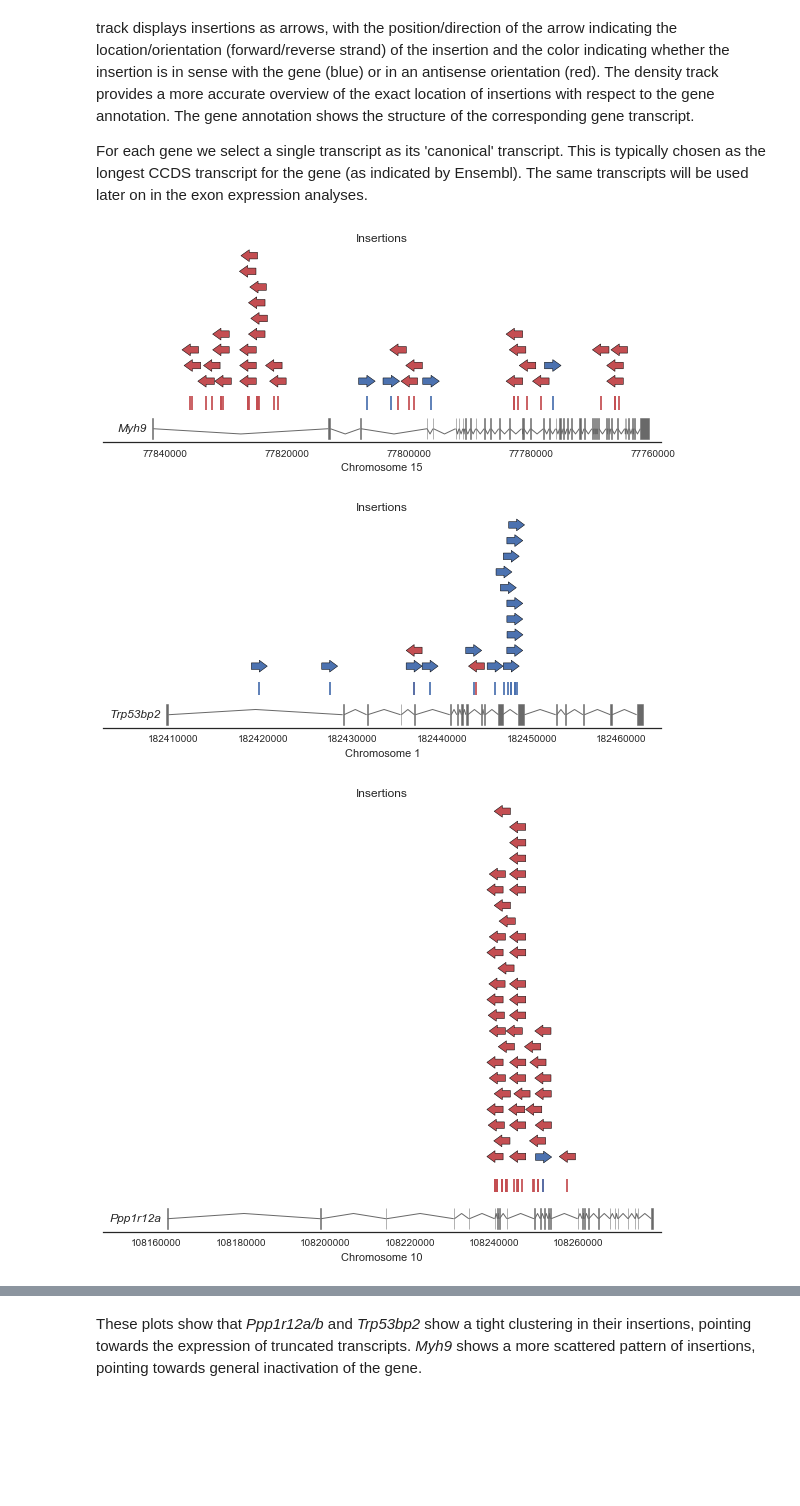
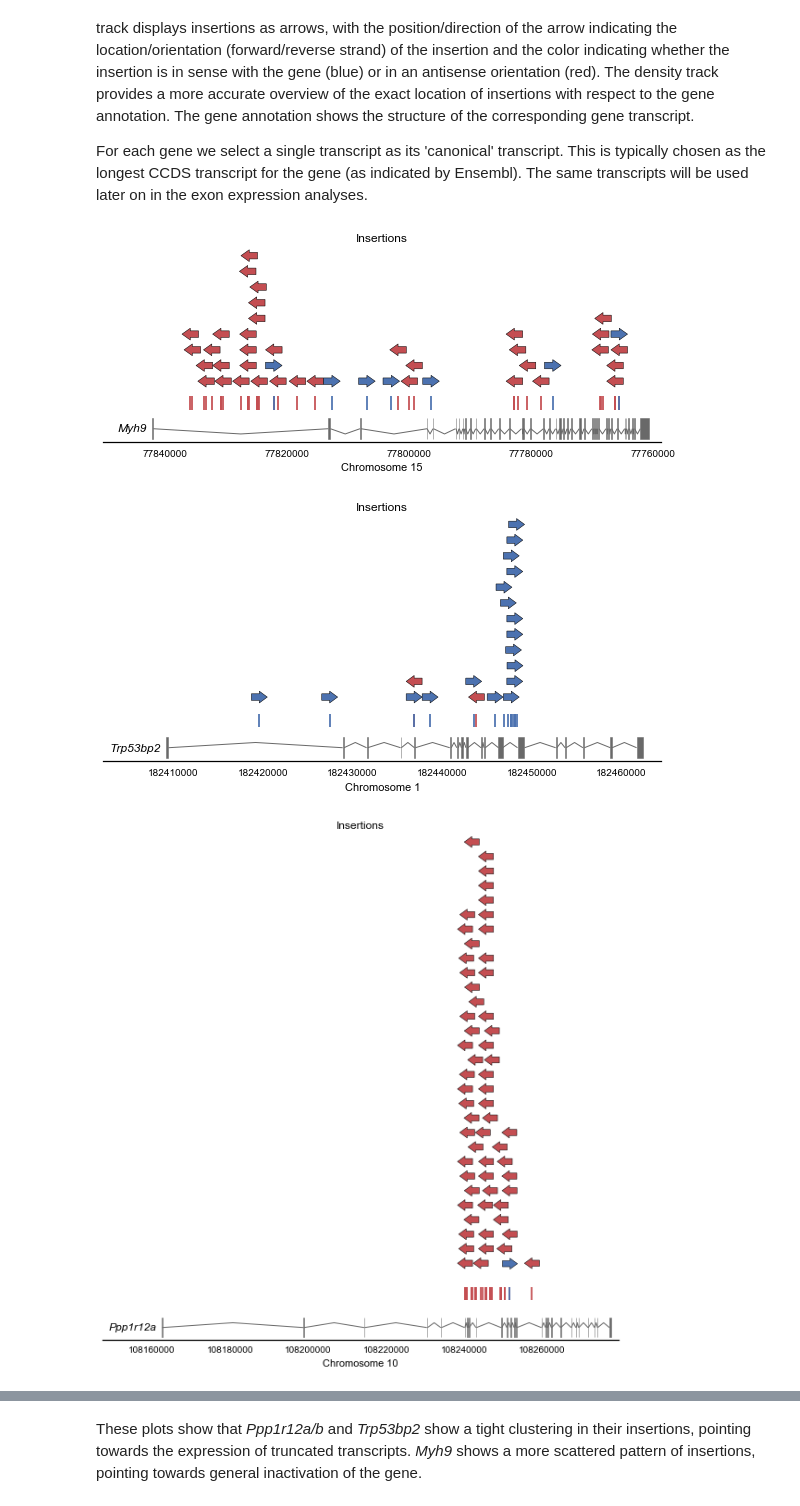
Before and after one commit to jrderuiter/ilc-sb-screen, a Jupyter notebook: notebooks/5. Truncation variants.ipynb, the cells around one changed output, grey strips where cells are left out. Cells and saved outputs as stored; diff of their text form; code cells hidden in the pictures; blank space fills up the shorter version.

```diff
--- a/notebooks/5. Truncation variants.ipynb
+++ b/notebooks/5. Truncation variants.ipynb
@@ -16,7 +16,13 @@ import matplotlib.pyplot as plt
 import pandas as pd
 import seaborn as sns
 
-sns.set_style('white')
+sns.set_style('white', {
+    'axes.edgecolor': 'black',
+    'axes.labelcolor': 'black',
+    'text.color': 'black',
+    'xtick.color': 'black',
+    'ytick.color': 'black'
+})
 # %% [markdown]
 ## Insertion patterns
 
@@ -29,7 +35,7 @@ For each gene we select a single transcript as its 'canonical' transcript. This
 from nbsupport.insertions import plot_insertion_track, annotate_with_clonality
 
 # Read insertions.
-ins_path = ('../data/processed/sb/shear_splink/all/insertions.cis.rbm.txt')
+ins_path = ('../data/processed/sb/shear_splink/full/all/insertions.cis.rbm.txt')
 insertions = (pd.read_csv(ins_path, sep='\t')
                 .dropna(subset=['gene_name'])
                 .pipe(annotate_with_clonality))
@@ -75,33 +81,33 @@ with sns.plotting_context('paper', font_scale=0.7):
         insertions, region=('15', 77760587, 77842175),
         transcript_id='ENSMUST00000016771', padding=(8000, 2000),
         reverse=True, figsize=(6, 0.9), ins_ratio=1/55, linewidth=0.3);
     fig.savefig('../reports/figures/fig_5_myh9_ins.pdf', bbox_inches='tight')
     plt.close(fig)
 
     # Ppp1r12a
     fig = plot_insertion_track(
         insertions, region=('10', 108162400, 108277575),
         transcript_id='ENSMUST00000070663', padding=(15000, 2000),
         reverse=False, figsize=(6, 2), ins_ratio=1/55, linewidth=0.3);
     fig.savefig('../reports/figures/fig_5_ppp1r12a_ins.pdf', bbox_inches='tight')
     plt.close(fig)
 
     # Ppp1r12b
     fig = plot_insertion_track(
         insertions, region=('1', 134754658, 134955942),
         transcript_id='ENSMUST00000045665', padding=(25000, 2000),
         reverse=True, figsize=(6, 0.95), ins_ratio=1/55, linewidth=0.3);
     fig.savefig('../reports/figures/fig_5_ppp1r12b_ins.pdf', bbox_inches='tight')
     plt.close(fig)
 
     # Trp53bp2
     fig = plot_insertion_track(
         insertions, region=('1', 182409172, 182462432),
         transcript_id='ENSMUST00000117245', padding=(7000, 2000),
         reverse=False, figsize=(6, 1.2), ins_ratio=1/55, linewidth=0.3);
     fig.savefig('../reports/figures/fig_5_trp53bp2_ins.pdf', bbox_inches='tight')
     plt.close(fig)
 # %% [output]
-[figure, old version]
+[figure, new version]
-[figure, old version]
+[figure, new version]
-[figure, old version]
+[figure, new version]
```
Also changed, not shown: parts of 4 cells of this notebook, 12 other files.
